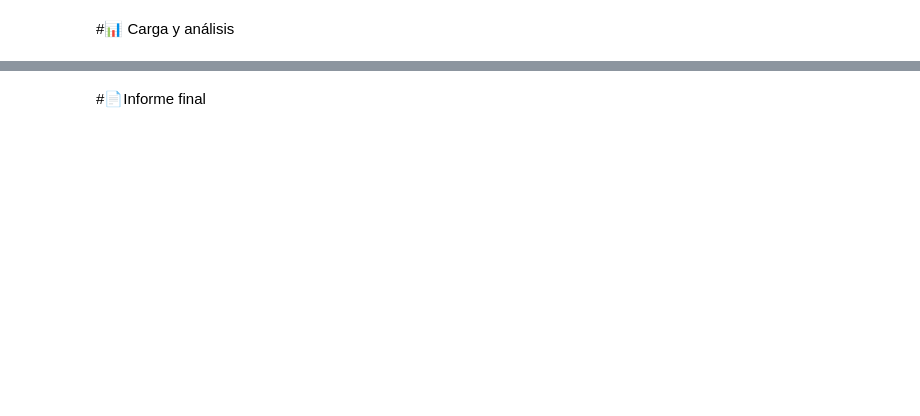
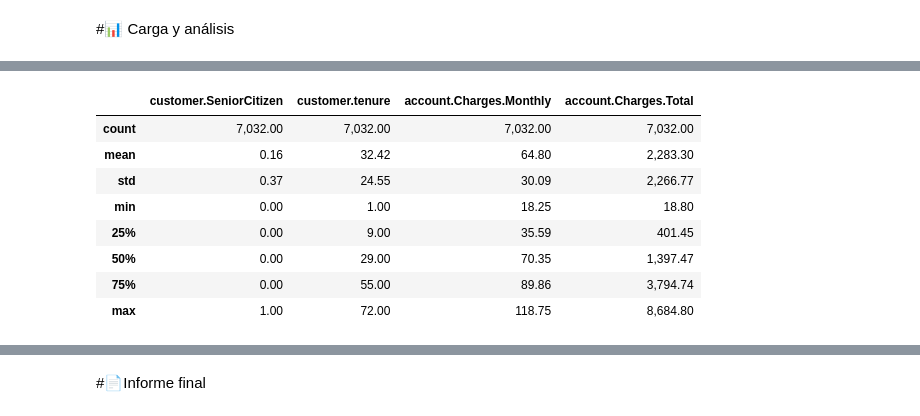
Before and after one commit to Saya-Sayita/Challenge2-TelecomX-main, a Jupyter notebook: Challenge2_TelecomX.ipynb, the cells around one changed output, grey strips where cells are left out. Cells and saved outputs as stored; diff of their text form; code cells hidden in the pictures; blank space fills up the shorter version.

```diff
--- a/Challenge2_TelecomX.ipynb
+++ b/Challenge2_TelecomX.ipynb
@@ -241,8 +241,8 @@ valores_en_blanco_o_vacio
 | account.Charges.Total | 0 |
 dtype: int64
 # %%
-# Eliminando las lineas que estan vacias o blanco en columna churn
-df_normalizado = df_normalizado[df_normalizado['Churn'].str.strip() != '']
+# Eliminando las lineas que estan vacias o blanco en columna churn ya que por un lado la muestra es pequeña y por otro lado es un dato que no puedo interpretar si se han ido o no. No se puede considerar para el analisis
+df_normalizado = df_normalizado[df_normalizado['Churn'].str.strip() != ''].copy()
 df_normalizado
 # %% [output]
 |  | customerID | Churn | customer.gender | customer.SeniorCitizen | customer.Partner | customer.Dependents | ... |
@@ -281,2 +283,15 @@ df_normalizado
 # %%
-df.describe() #muestra estadisticas de las columnas numericas, Esto incluye el conteo, la media, la desviación estándar, los valores mínimos y máximos, y los valores de los cuartiles
+#muestra estadisticas de las columnas numericas, Esto incluye el conteo, la media, la desviación estándar, los valores mínimos y máximos, y los valores de los cuartiles
+#desplegar los valores formateados con separador de miles y 2 decimales
+pd.options.display.float_format = '{:,.2f}'.format
+df_normalizado.describe()
+# %% [output]
+|  | customer.SeniorCitizen | customer.tenure | account.Charges.Monthly | account.Charges.Total |
+| count | 7,032.00 | 7,032.00 | 7,032.00 | 7,032.00 |
+| mean | 0.16 | 32.42 | 64.80 | 2,283.30 |
+| std | 0.37 | 24.55 | 30.09 | 2,266.77 |
+| min | 0.00 | 1.00 | 18.25 | 18.80 |
+| 25% | 0.00 | 9.00 | 35.59 | 401.45 |
+| 50% | 0.00 | 29.00 | 70.35 | 1,397.47 |
+| 75% | 0.00 | 55.00 | 89.86 | 3,794.74 |
+| max | 1.00 | 72.00 | 118.75 | 8,684.80 |
```
Also changed, not shown: parts of 6 cells of this notebook.
